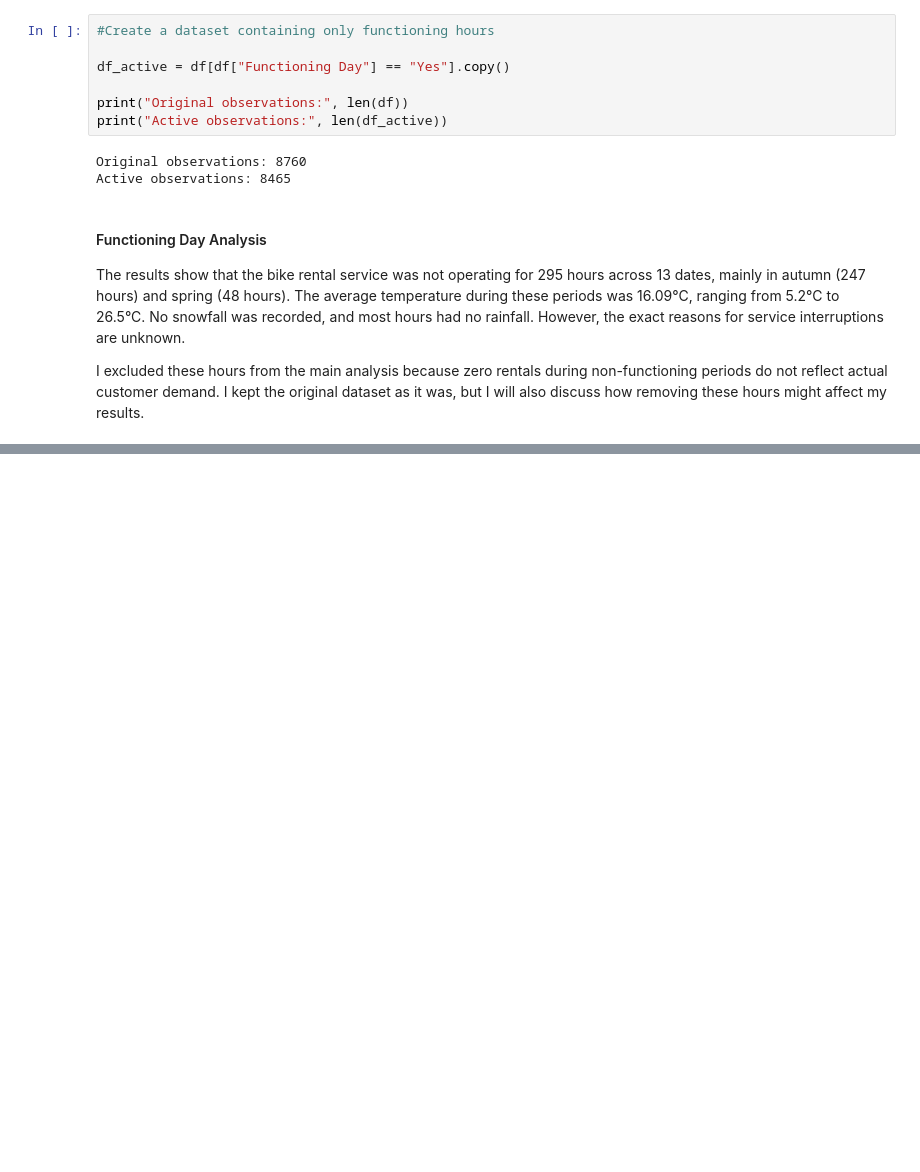
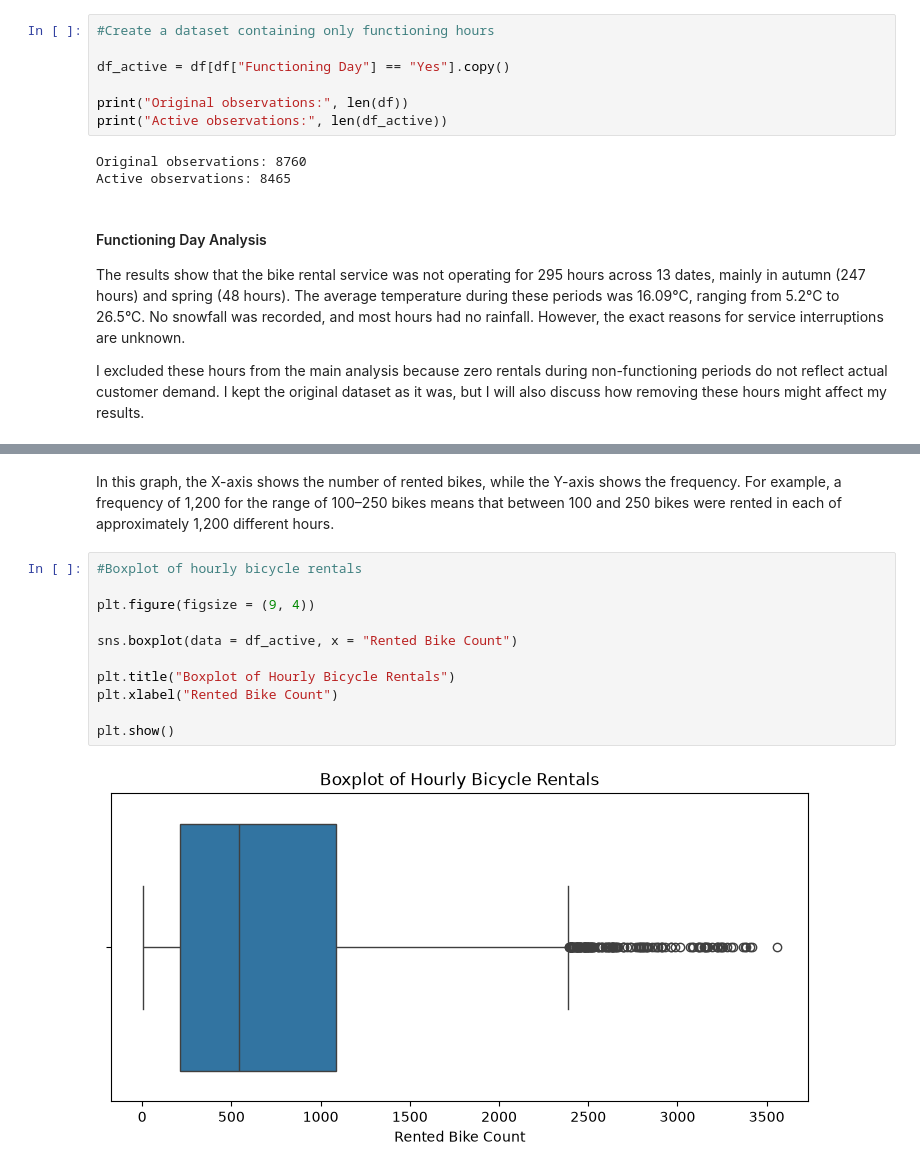
Before and after one commit to Munkhzaya-pom/statistic-sep-26, a Jupyter notebook: CA2_stats_sep_26/CA2_stats_sep_26.ipynb, the cells around one changed output, grey strips where cells are left out. Saved outputs shown, nothing was run; the diff lists cells and outputs as text; blank space fills up the shorter version.

```diff
--- a/CA2_stats_sep_26/CA2_stats_sep_26.ipynb
+++ b/CA2_stats_sep_26/CA2_stats_sep_26.ipynb
@@ -223,0 +262,15 @@ I excluded these hours from the main analysis because zero rentals during non-fu
+# %% [markdown]
+In this graph, the X-axis shows the number of rented bikes, while the Y-axis shows the frequency. For example, a frequency of 1,200 for the range of 100–250 bikes means that between 100 and 250 bikes were rented in each of approximately 1,200 different hours.
+# %%
+#Boxplot of hourly bicycle rentals
+
+plt.figure(figsize = (9, 4))
+
+sns.boxplot(data = df_active, x = "Rented Bike Count")
+
+plt.title("Boxplot of Hourly Bicycle Rentals")
+plt.xlabel("Rented Bike Count")
+
+plt.show()
+# %% [output]
+[figure, added]
```
Also changed, not shown: parts of 15 cells of this notebook.
